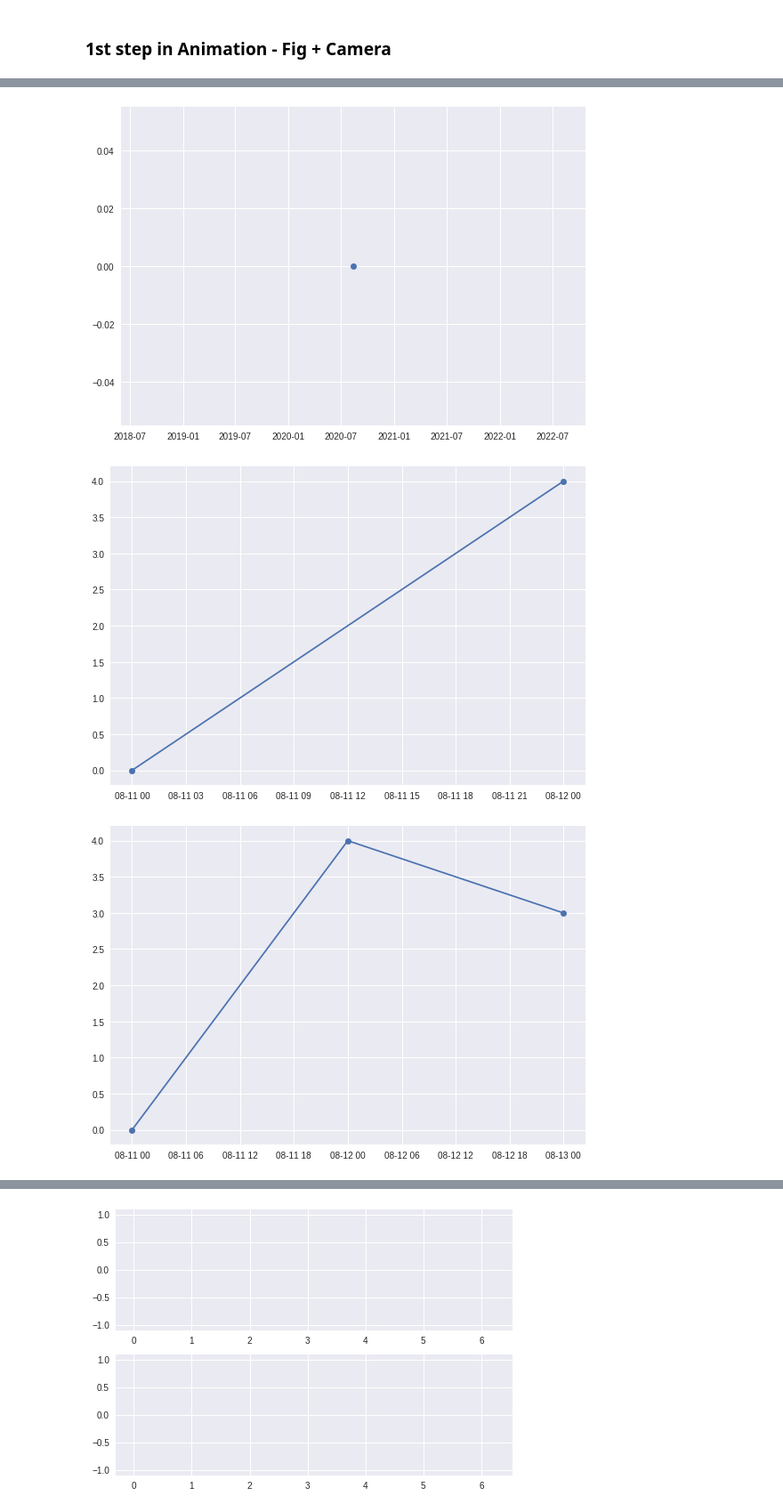
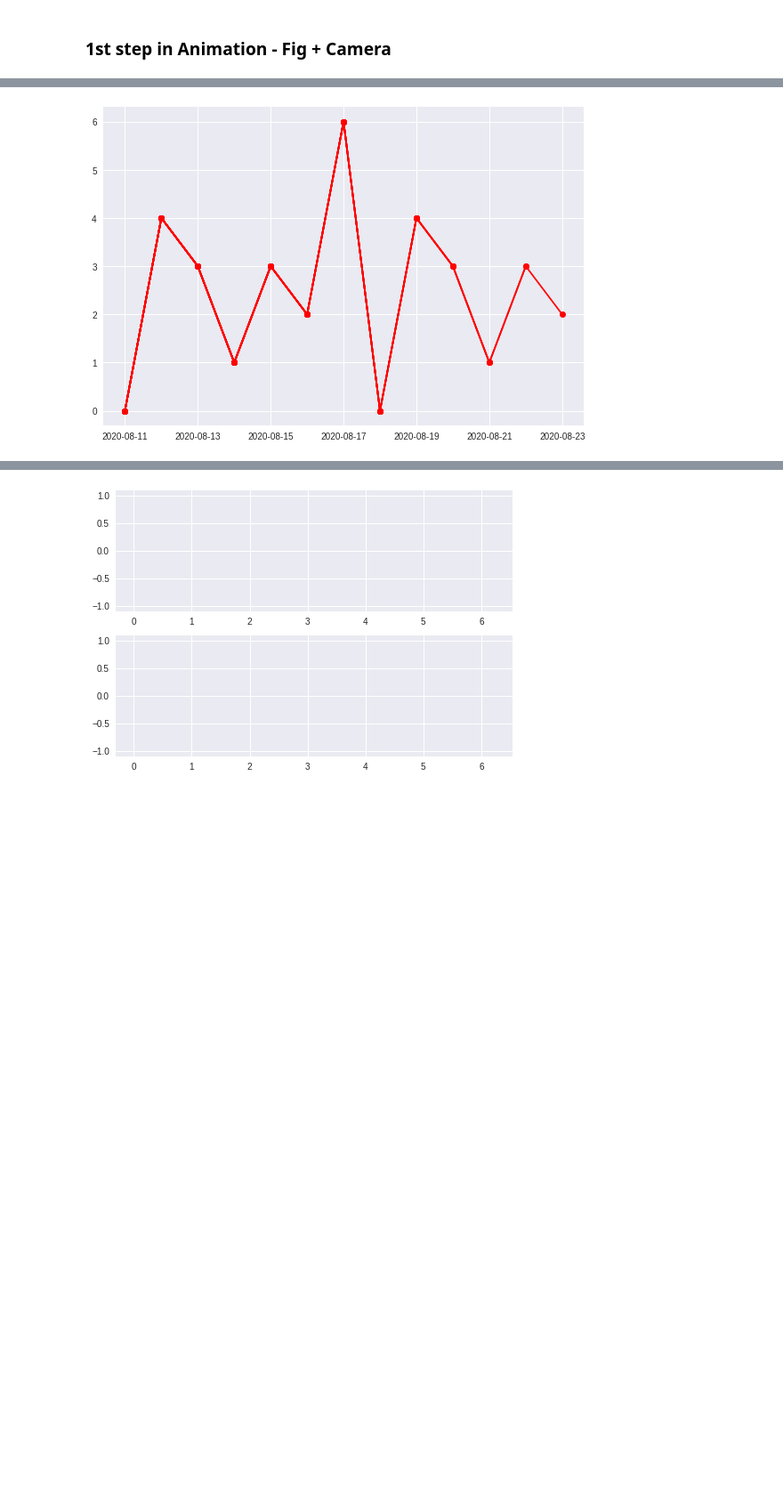
Before and after one commit to amrrs/youtube-r-snippets, a Jupyter notebook: Animation_Plots_in_Python_using_Matplotlib_and_Celluloid.ipynb, the cells around one changed output, grey strips where cells are left out. Shown at 89% size. Cells and saved outputs as stored; diff of their text form; code cells hidden in the pictures; blank space fills up the shorter version.

```diff
--- a/Animation_Plots_in_Python_using_Matplotlib_and_Celluloid.ipynb
+++ b/Animation_Plots_in_Python_using_Matplotlib_and_Celluloid.ipynb
@@ -61,12 +53,11 @@ plt.plot_date(dates,y, linestyle = 'solid')
 # %%
-for i in range(1,len(y)+1):
+for i in range(0,len(y)):
     new_dates = dates[:i]
     z = y[:i]
-    plt.plot_date(new_dates,z, linestyle = 'solid')
+    plt.plot_date(new_dates,z, linestyle = 'solid',color = 'red')
     plt.tight_layout()
-    plt.show()
+    #plt.show()
     camera.snap()
+animation = camera.animate()
 # %% [output]
-[figure, old version]
+[figure, new version]
-[figure, removed]
-[figure, removed]
```
Also changed, not shown: parts of 10 cells of this notebook.
